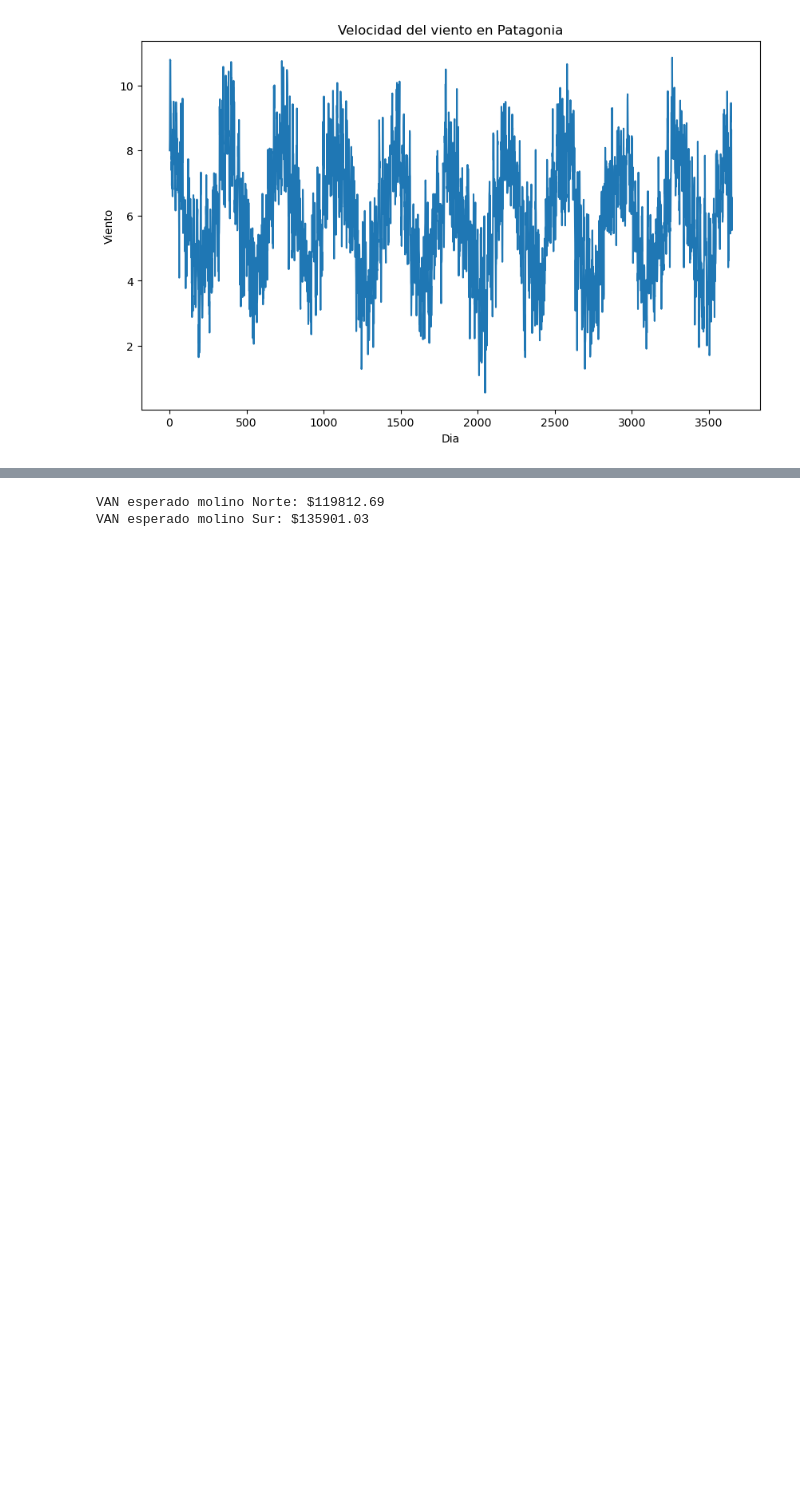
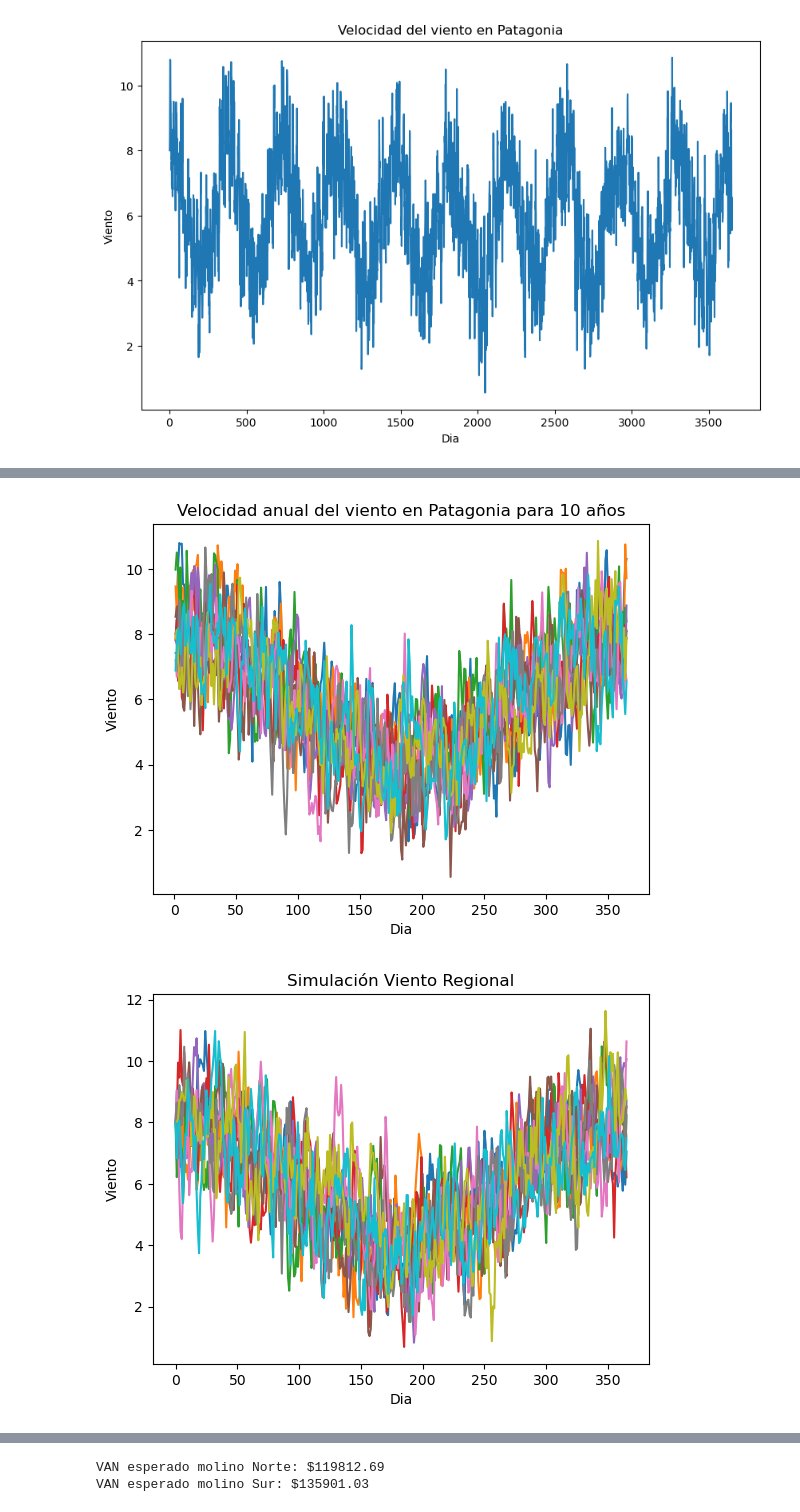
Before and after one commit to emi-verdun/Simulacion-Molino-ACN, a Jupyter notebook: simulacion.ipynb, the cells around one changed output, grey strips where cells are left out. Drawn from its saved outputs; the diff is of its cells as text; code cells hidden in the pictures; blank space fills up the shorter version.

Commit message:
comparación simulacion vs datos

```diff
--- a/simulacion.ipynb
+++ b/simulacion.ipynb
@@ -171,0 +217,25 @@ plt.show()
+# %%
+# Gráfico 10 años de datos sobre viento regional
+d = 1
+for i in range(0,10):
+    viento_365 = viento[(viento['dia'] >= d+365*i) & (viento['dia'] <= 365+365*i)]
+    plt.plot(viento_365['dia']-365*i, viento_365['regional wind'])
+plt.xlabel('Dia')
+plt.ylabel('Viento')
+plt.title('Velocidad anual del viento en Patagonia para 10 años')
+plt.show()
+
+
+# Simulación 10 años de viento regional
+num_sim = 10
+S_comp = regional_wind_paths(S_0, kappa, theta, sigma,delta, T, num_sim)
+
+for s_i in S_comp:
+    plt.plot(s_i)
+plt.xlabel('Dia')
+plt.ylabel('Viento')
+plt.title('Simulación Viento Regional')
+plt.show()
+# %% [output]
+[figure, added]
+[figure, added]
```
Also changed, not shown: parts of 18 cells of this notebook.
